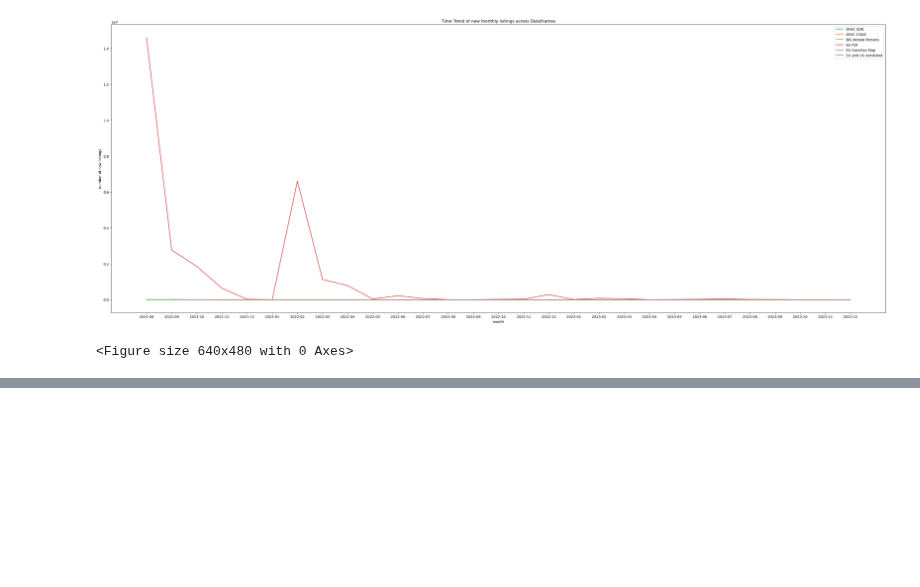
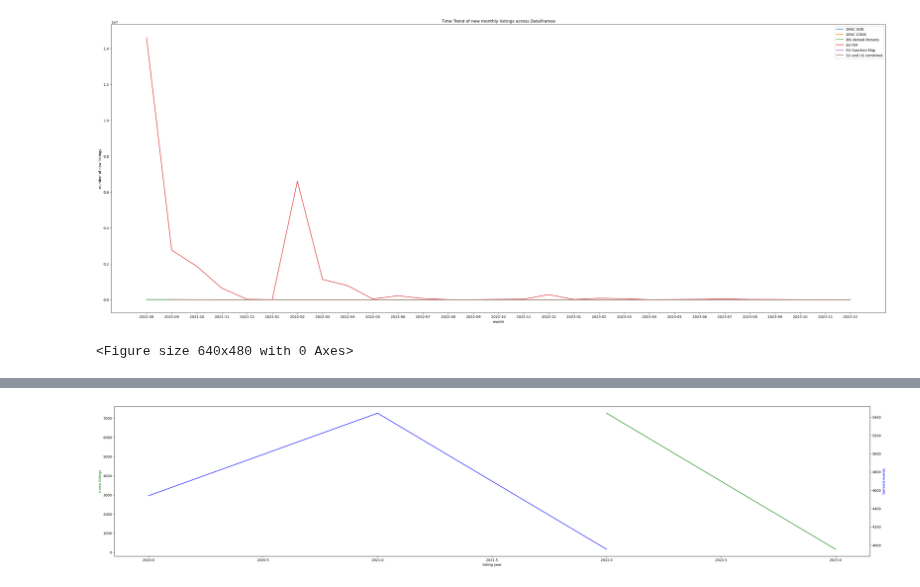
Before and after one commit to NatStrom/INSA, a Jupyter notebook: Opensanctions/Clean/plot_all.ipynb, the cells around one changed output, grey strips where cells are left out. Drawn from its saved outputs; the diff is of its cells as text; code cells hidden in the pictures; blank space fills up the shorter version.

```diff
--- a/Opensanctions/Clean/plot_all.ipynb
+++ b/Opensanctions/Clean/plot_all.ipynb
@@ -69,0 +129,6 @@ plt.savefig('timetrend_all.png')
+# %%
+#incoporate the terror IV
+terror= pd.read_csv('IV\\data_gti.csv')
+print(terror.columns)
+terror=terror.sort_values(by=['year'])
+print(terror)
@@ -69,0 +153,28 @@ plt.savefig('timetrend_all.png')
+# %%
+data=data.sort_values(by=['year_id'])
+# %%
+grouped_1 = data.groupby(['year_id']).agg({'new_listing_count': 'sum'})
+grouped_2 = terror.groupby(['year']).agg({'gti_incident_count': 'sum'})
+grouped_1 = grouped_1.reset_index()
+grouped_2 = grouped_2.reset_index()
+# create figure and axis objects with subplots()
+fig,ax = plt.subplots(figsize=(40,8))
+# make a plot
+ax.plot(grouped_1.year_id,
+        grouped_1.new_listing_count,
+        color="green")
+# set x-axis label
+ax.set_xlabel("listing year", fontsize = 10)
+# set y-axis label
+ax.set_ylabel("n new listings",
+              color="green",
+              fontsize=10)
+# twin object for two different y-axis on the sample plot
+ax2=ax.twinx()
+# make a plot with different y-axis using second axis object
+ax2.plot(grouped_2.year, grouped_2["gti_incident_count"],color="blue")
+ax2.set_ylabel("terrorist events",color="blue",fontsize=10)
+plt.savefig('timetrend_terror_sdn.png')
+plt.show()
+# %% [output]
+[figure, added]
```
Also changed, not shown: parts of 7 cells of this notebook, 14 other files.
